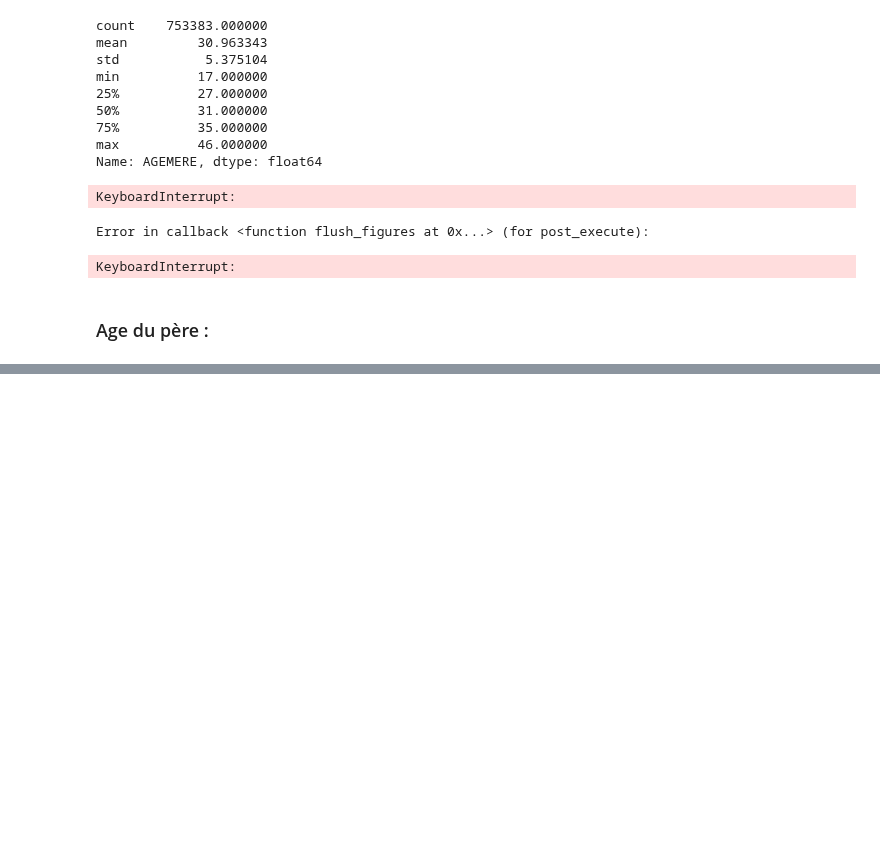
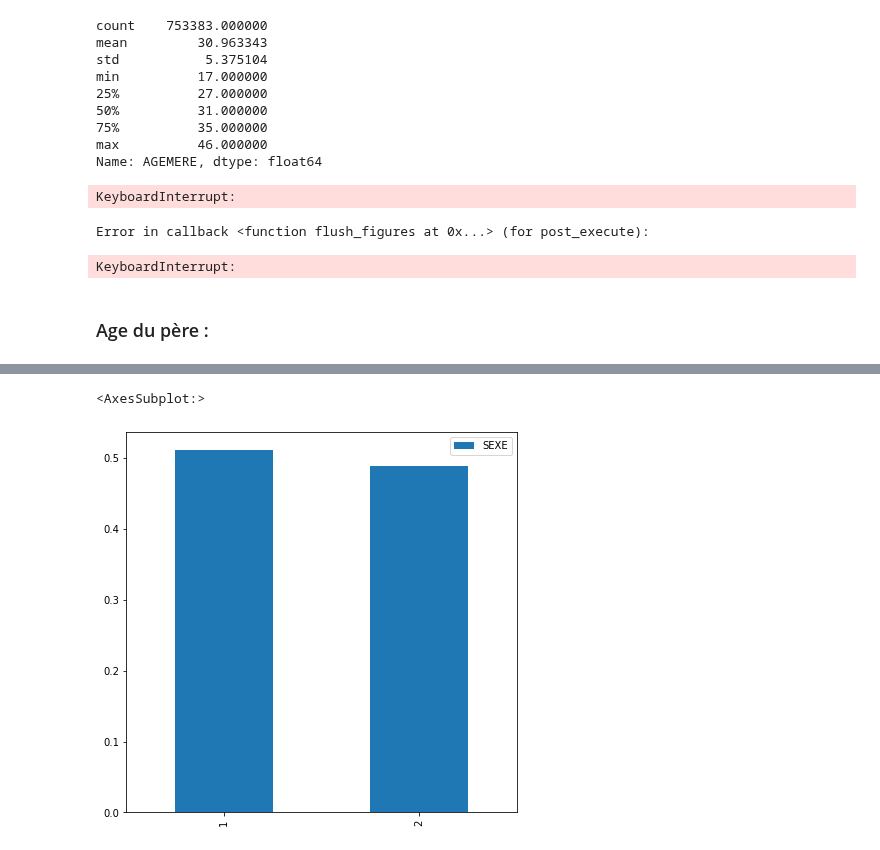
Before and after one commit to BertrandBorel/Notebooks, a Jupyter notebook: Data_Science/Naissance_France_2019.ipynb, the cells around one changed output, grey strips where cells are left out. Drawn from its saved outputs; the diff is of its cells as text; code cells hidden in the pictures; blank space fills up the shorter version.

```diff
--- a/Data_Science/Naissance_France_2019.ipynb
+++ b/Data_Science/Naissance_France_2019.ipynb
@@ -212,0 +237,5 @@ df2.AGEPERE.describe()
+# %%
+df1["SEXE"].value_counts(normalize=True).plot.bar(legend=True, figsize=(7, 7))
+# %% [output]
+<AxesSubplot:>
+[figure, added]
```
Also changed, not shown: parts of 6 cells of this notebook.
